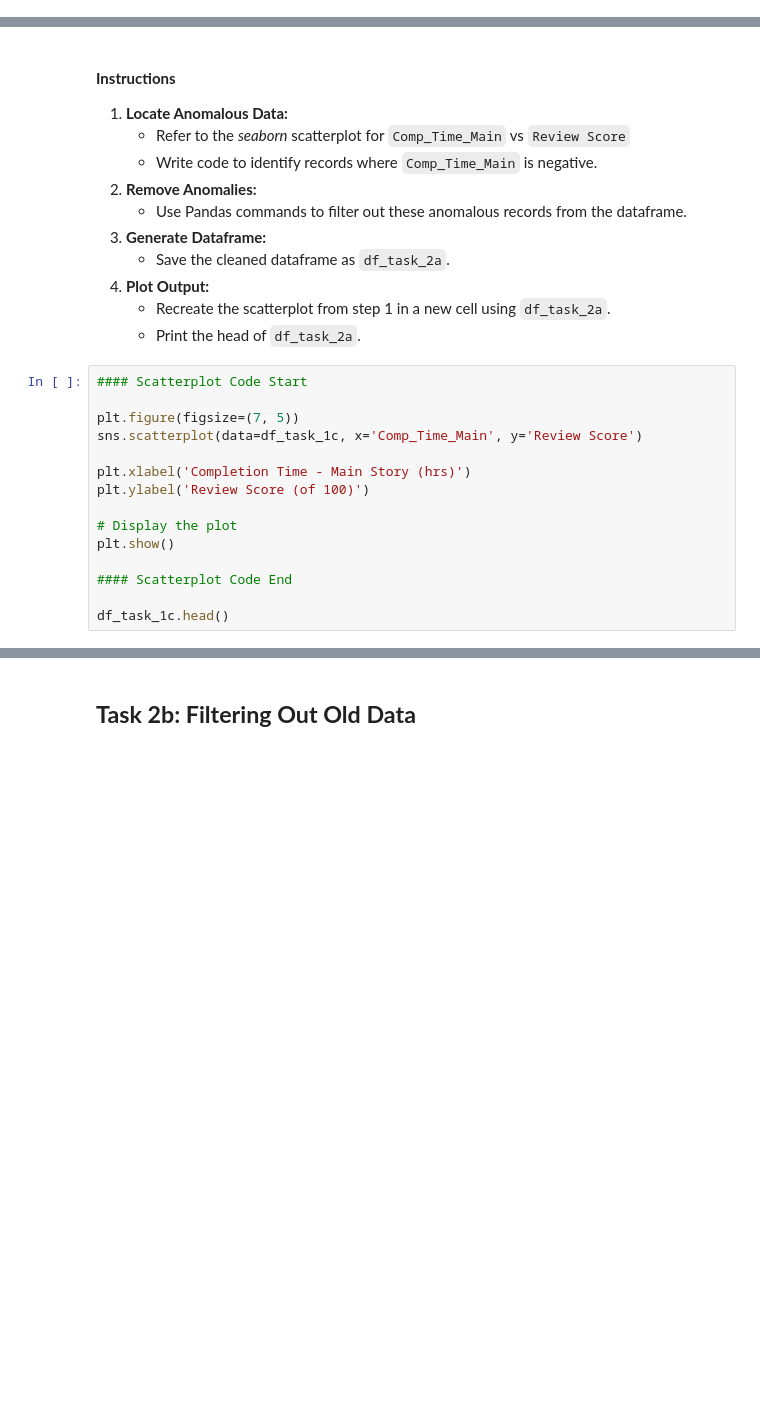
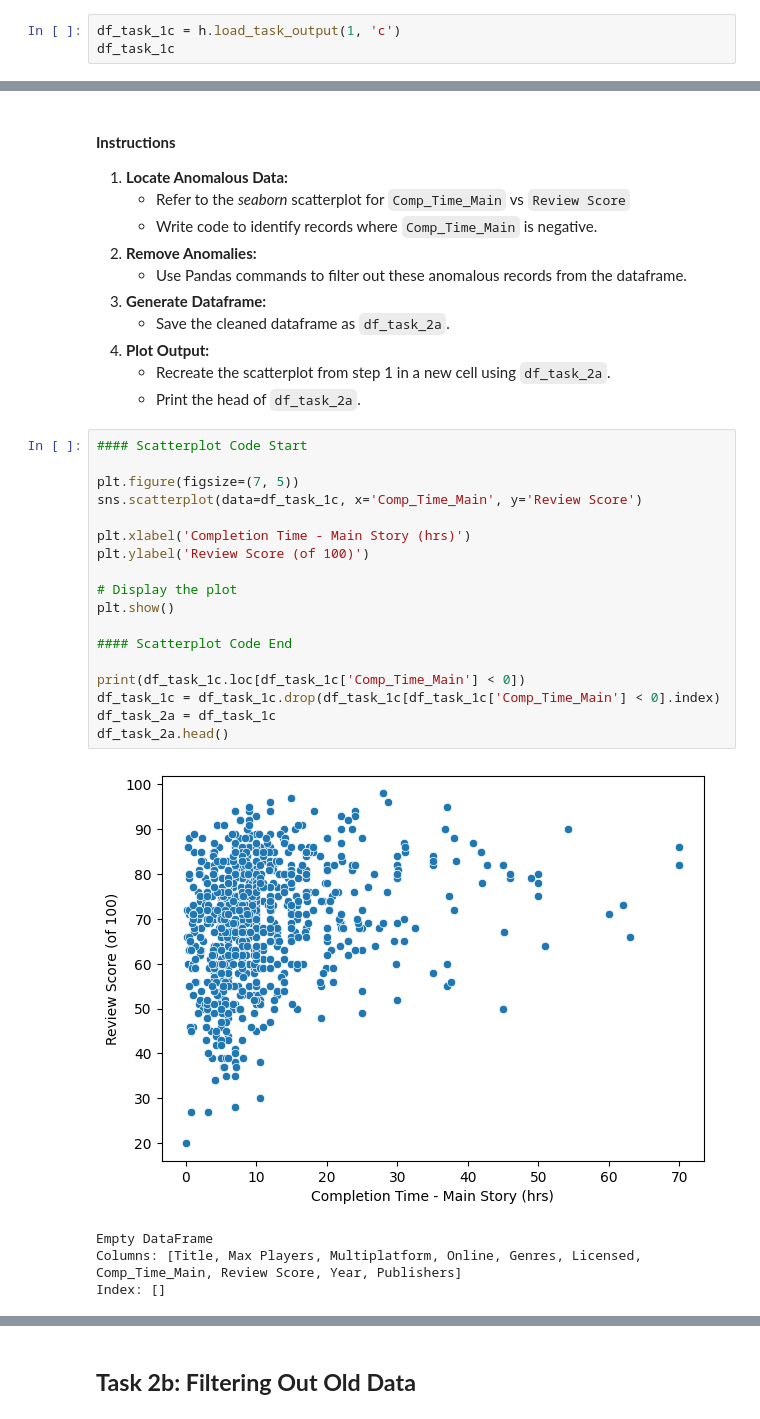
Before and after one commit to visdesignlab/persist_examples, a Jupyter notebook: Study Data II - Video Games/PANDAS_video_games_tasks.ipynb, the cells around one changed output, grey strips where cells are left out. Saved outputs shown, nothing was run; the diff lists cells and outputs as text; blank space fills up the shorter version.

```diff
--- a/Study Data II - Video Games/PANDAS_video_games_tasks.ipynb
+++ b/Study Data II - Video Games/PANDAS_video_games_tasks.ipynb
@@ -108,0 +184,3 @@ df_task_1b.head()
+# %%
+df_task_1c = h.load_task_output(1, 'c')
+df_task_1c
@@ -131,15 +223,23 @@ In this task, we address data accuracy by filtering out anomalies in the complet
 # %%
 #### Scatterplot Code Start
 
 plt.figure(figsize=(7, 5))
 sns.scatterplot(data=df_task_1c, x='Comp_Time_Main', y='Review Score')
 
 plt.xlabel('Completion Time - Main Story (hrs)')
 plt.ylabel('Review Score (of 100)')
 
 # Display the plot
 plt.show()
 
 #### Scatterplot Code End
 
-df_task_1c.head()
+print(df_task_1c.loc[df_task_1c['Comp_Time_Main'] < 0])
+df_task_1c = df_task_1c.drop(df_task_1c[df_task_1c['Comp_Time_Main'] < 0].index)
+df_task_2a = df_task_1c
+df_task_2a.head()
+# %% [output]
+[figure, added]
+Empty DataFrame
+Columns: [Title, Max Players, Multiplatform, Online, Genres, Licensed, Comp_Time_Main, Review Score, Year, Publishers]
+Index: []
```
Also changed, not shown: parts of 16 cells of this notebook, 1 other file.
